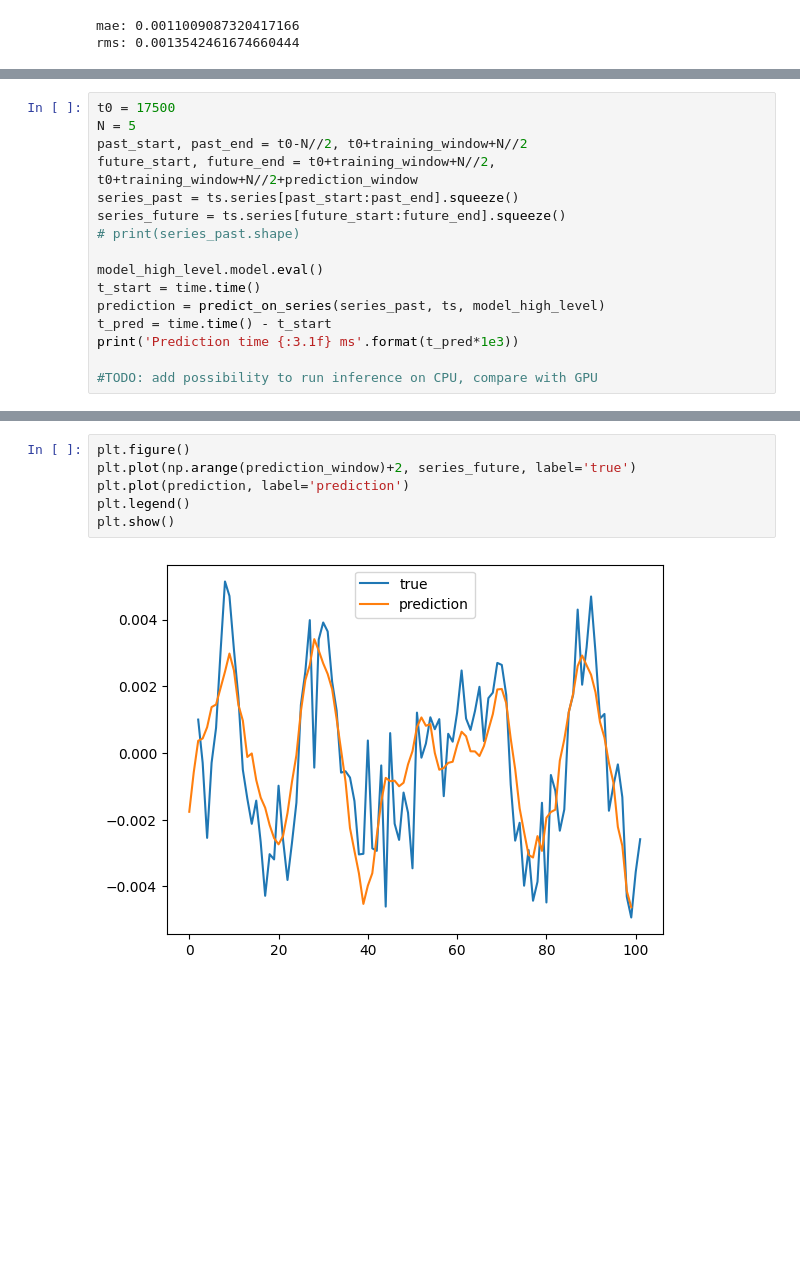
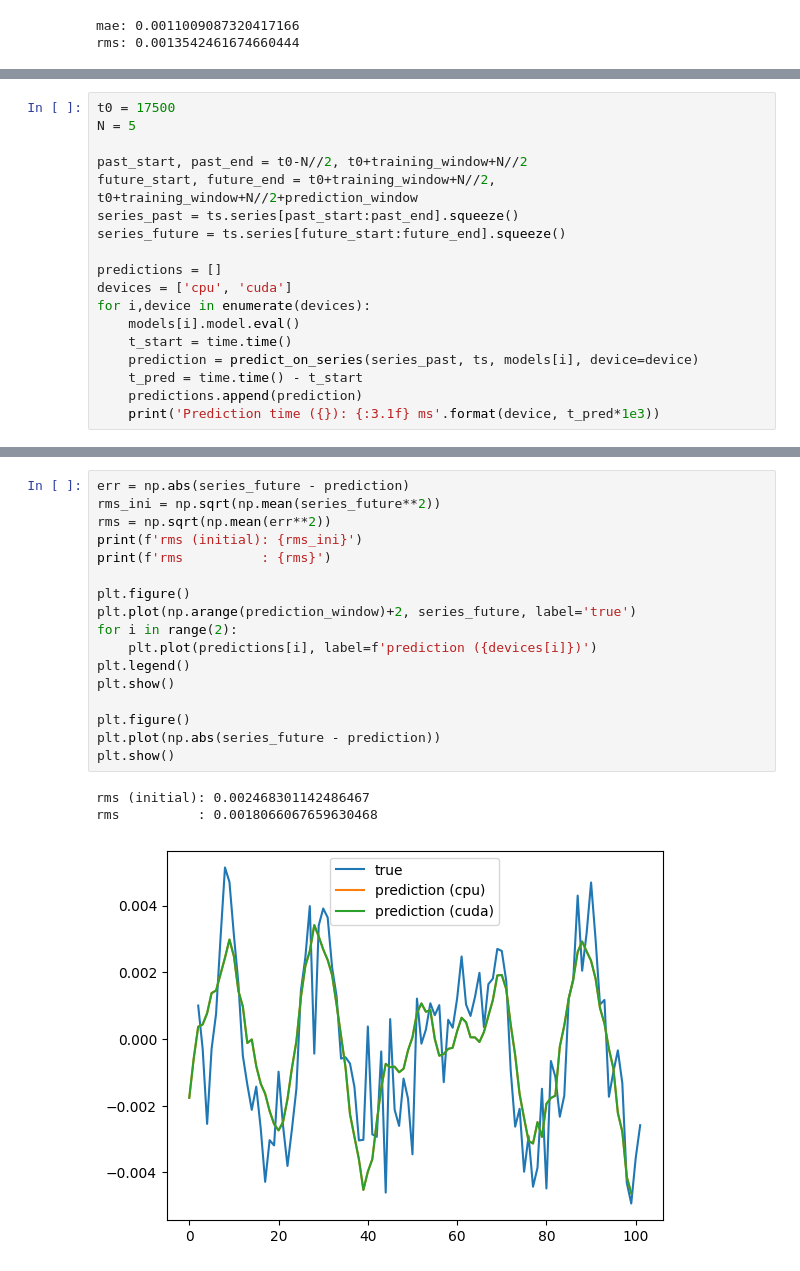
Before and after one commit to maxbalrog/laser-jitter, a Jupyter notebook: usage.ipynb, the cells around one changed output, grey strips where cells are left out. Drawn from its saved outputs; the diff is of its cells as text; blank space fills up the shorter version.

Commit message:
Add inference on cpu/gpu and inverse transform for stft data

```diff
--- a/usage.ipynb
+++ b/usage.ipynb
@@ -271,17 +306,19 @@ rms: 0.0013542461674660444
 # %%
 t0 = 17500
 N = 5
+
 past_start, past_end = t0-N//2, t0+training_window+N//2
 future_start, future_end = t0+training_window+N//2, t0+training_window+N//2+prediction_window
 series_past = ts.series[past_start:past_end].squeeze()
 series_future = ts.series[future_start:future_end].squeeze()
-# print(series_past.shape)
 
-model_high_level.model.eval()
-t_start = time.time()
-prediction = predict_on_series(series_past, ts, model_high_level)
-t_pred = time.time() - t_start
-print('Prediction time {:3.1f} ms'.format(t_pred*1e3))
-
-#TODO: add possibility to run inference on CPU, compare with GPU
+predictions = []
+devices = ['cpu', 'cuda']
+for i,device in enumerate(devices):
+    models[i].model.eval()
+    t_start = time.time()
+    prediction = predict_on_series(series_past, ts, models[i], device=device)
+    t_pred = time.time() - t_start
+    predictions.append(prediction)
+    print('Prediction time ({}): {:3.1f} ms'.format(device, t_pred*1e3))
 # %% [output]
@@ -289,8 +329,21 @@ Prediction time 3.6 ms
 # %%
+err = np.abs(series_future - prediction)
+rms_ini = np.sqrt(np.mean(series_future**2))
+rms = np.sqrt(np.mean(err**2))
+print(f'rms (initial): {rms_ini}')
+print(f'rms          : {rms}')
+
 plt.figure()
 plt.plot(np.arange(prediction_window)+2, series_future, label='true')
-plt.plot(prediction, label='prediction')
+for i in range(2):
+    plt.plot(predictions[i], label=f'prediction ({devices[i]})')
 plt.legend()
 plt.show()
+
+plt.figure()
+plt.plot(np.abs(series_future - prediction))
+plt.show()
 # %% [output]
+rms (initial): 0.002468301142486467
+rms          : 0.0018066067659630468
-[figure, old version]
+[figure, new version]
```
Also changed, not shown: parts of 5 cells of this notebook, 3 other files.
